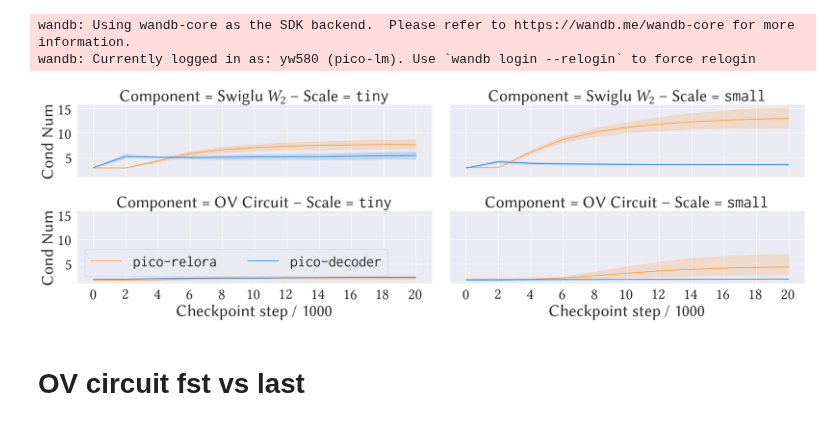
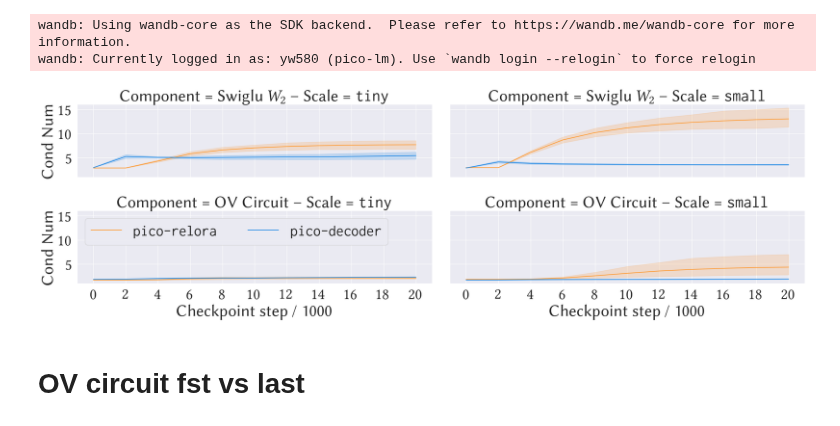
Before and after one commit to Yu-val-weiss/relora-pico, a Jupyter notebook: notebooks/cond-num.ipynb, the cells around one changed output. Cells and saved outputs as stored; diff of their text form; code cells hidden in the pictures.

```diff
--- a/notebooks/cond-num.ipynb
+++ b/notebooks/cond-num.ipynb
@@ -107,35 +107,35 @@ size = 8
 font_scale = 3
 
 sns.set_theme(font_scale=font_scale, rc={"axes.grid": "True", "axes.grid.which": "both"})
 
 g = sns.FacetGrid(
     data=cn_data,
     col="Scale",
     row="Component",
     height=4,
     aspect=3,
     sharey=True,
     sharex=True,
     margin_titles=False,
 )
 
 g.set_titles(template=r"Component = {row_name} -- Scale = \texttt{{{col_name}}}")
 
 
 g.map_dataframe(sns.lineplot, x="Step", y="CN", hue="Model", palette=palette, markers=["s", "o"])
 
 g.set_axis_labels("Checkpoint step / 1000", "Cond Num")
 
 for idx, ax in enumerate(g.axes.flat):
     steps = cn_data["Step"].unique()
     ax.set_xticks(steps)
     if idx == 2:
-        ax.legend(bbox_to_anchor=(0, 0), loc="lower left", ncols=2)
+        ax.legend(bbox_to_anchor=(0, 1), loc="upper left", ncols=2)
 
 plt.savefig("../graphs/cond_num.pdf", bbox_inches="tight")
 plt.show()
 # %% [output]
-[figure, old version]
+[figure, new version]
 # %% [markdown]
 # OV circuit fst vs last
 # %%
```
Also changed, not shown: 4 other files.
